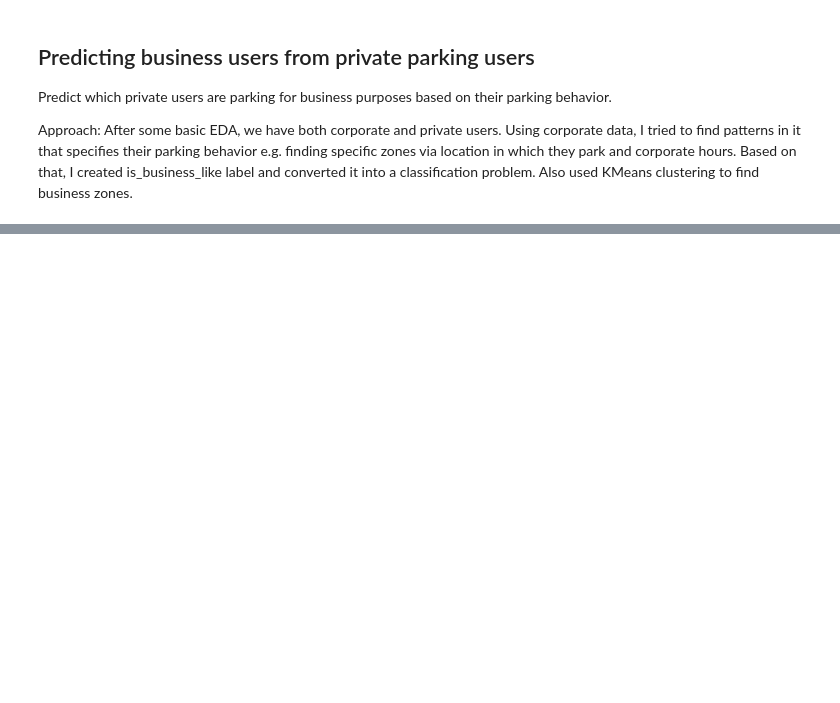
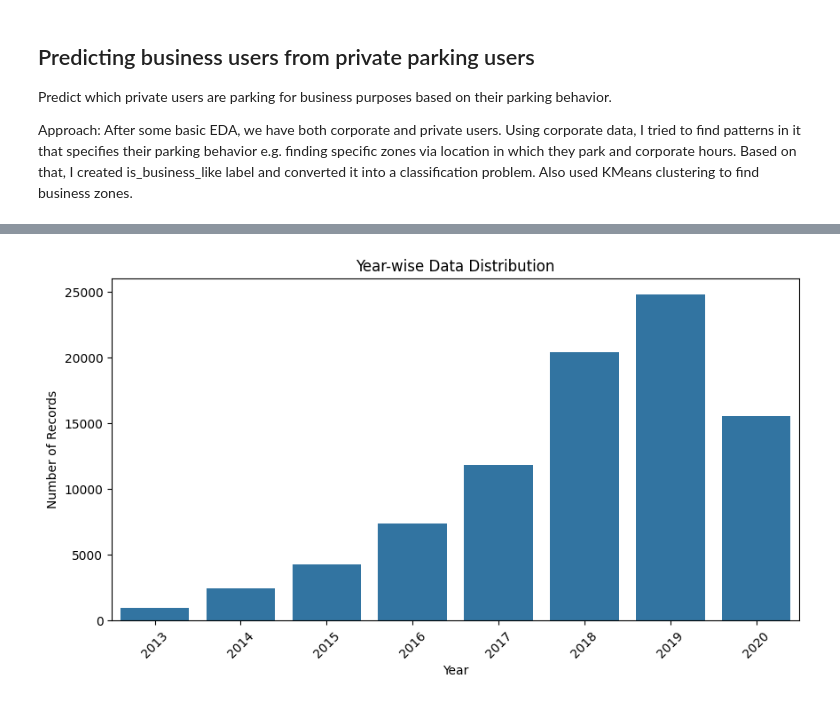
Before and after one commit to preeyaa/Machine-Learning, a Jupyter notebook: Notebooks/8_private_business_users/private_business_users.ipynb, the cells around one changed output, grey strips where cells are left out. Drawn from its saved outputs; the diff is of its cells as text; code cells hidden in the pictures; blank space fills up the shorter version.

```diff
--- a/Notebooks/8_private_business_users/private_business_users.ipynb
+++ b/Notebooks/8_private_business_users/private_business_users.ipynb
@@ -8,3 +8,38 @@ Approach: After some basic EDA, we have both corporate and private users. Using
 import pandas as pd
 pd.set_option('display.max_columns', None) # to show all columns
 pd.set_option('display.max_rows', None) # to show all rows
+# %%
+import pandas as pd
+import matplotlib.pyplot as plt
+import seaborn as sns
+
+# Load data
+data = pd.read_csv("assignment-sample-data.csv")
+
+# Convert date columns to datetime
+data['parking_start_time'] = pd.to_datetime(data['parking_start_time'])
+data['parking_end_time'] = pd.to_datetime(data['parking_end_time'])
+
+# Extract the year from 'parking_start_time'
+data['year'] = data['parking_start_time'].dt.year
+
+# Count the occurrences of each year
+year_counts = data['year'].value_counts().sort_index()
+
+# Explicitly convert the index and values to Python lists
+years = list(year_counts.index)  # Convert to plain Python list
+counts = list(year_counts.values)  # Convert to plain Python list
+
+# Plot using Seaborn
+plt.figure(figsize=(10, 5))
+sns.barplot(x=years, y=counts)
+
+# Add titles and labels
+plt.title('Year-wise Data Distribution')
+plt.xlabel('Year')
+plt.ylabel('Number of Records')
+plt.xticks(rotation=45)
+
+# Display the plot
+plt.show()
+# %% [output]
@@ -11,3 +48,4 @@ pd.set_option('display.max_rows', None) # to show all rows
+[figure, added]
 # %%
 import logging
 from collections import Counter
```
Also changed, not shown: parts of 2 cells of this notebook, 1 other file.
